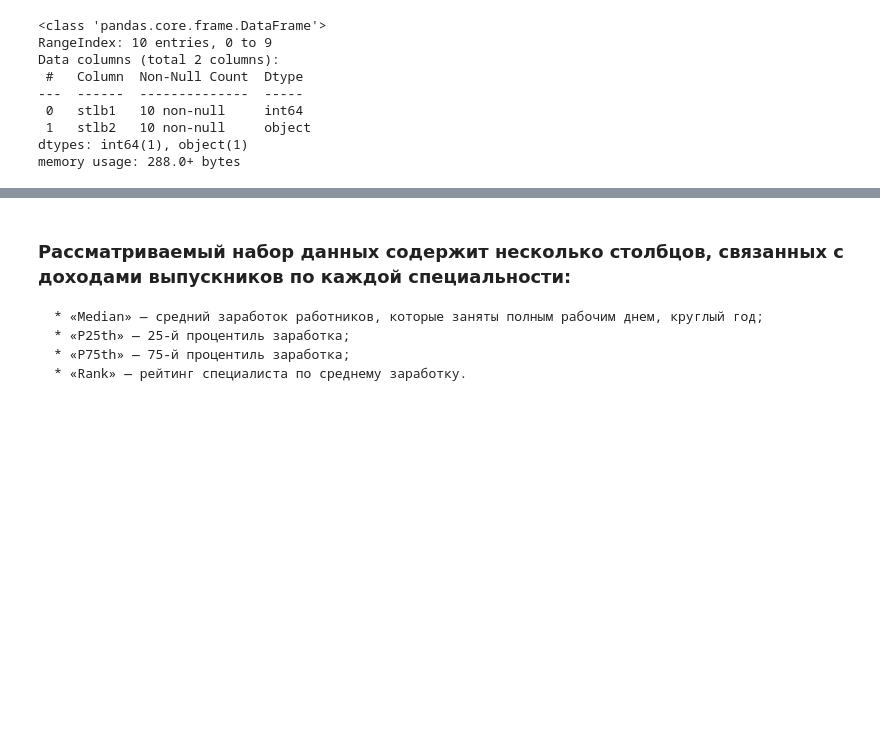
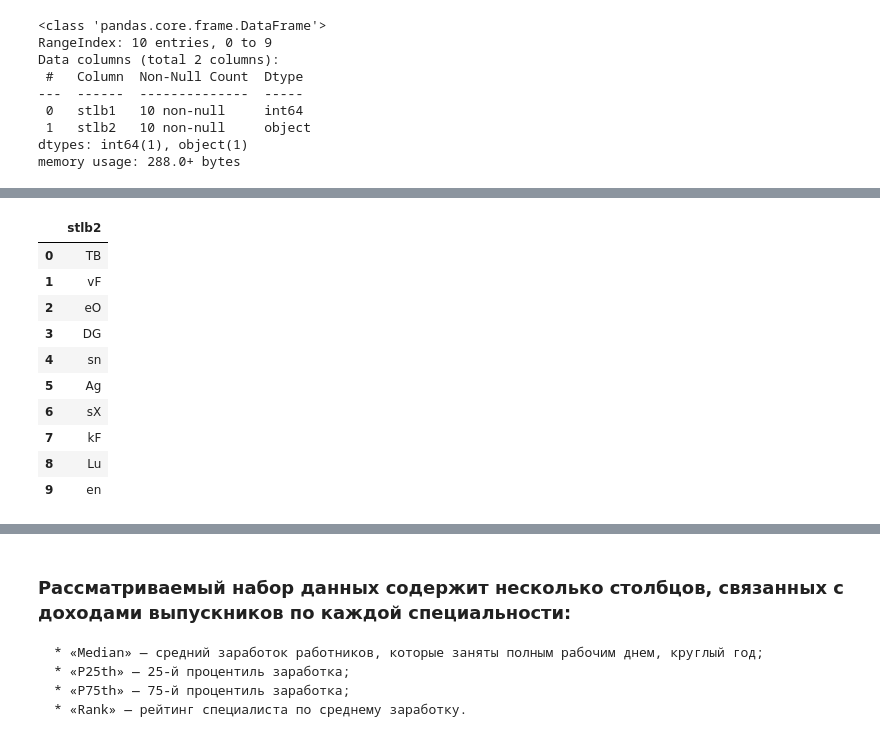
Before and after one commit to gansiorag/examples_problem_solving_kaggl, a Jupyter notebook: mashin_learning_and_kaggle/my_experience_pandas/Шпаргалки по pandas_ Часть 1.ipynb, the cells around one changed output, grey strips where cells are left out. Cells and saved outputs as stored; diff of their text form; code cells hidden in the pictures; blank space fills up the shorter version.

```diff
--- a/mashin_learning_and_kaggle/my_experience_pandas/Шпаргалки по pandas_ Часть 1.ipynb
+++ b/mashin_learning_and_kaggle/my_experience_pandas/Шпаргалки по pandas_ Часть 1.ipynb
@@ -80,3 +113,18 @@ df_duble.head()
+# %%
+df = df.drop(columns=['stlb1'])
+df.head(10)
+# %% [output]
+|  | stlb2 |
+| 0 | TB |
+| 1 | vF |
+| 2 | eO |
+| 3 | DG |
+| 4 | sn |
+| 5 | Ag |
+| 6 | sX |
+| 7 | kF |
+| 8 | Lu |
+| 9 | en |
 # %%
 # Полуим данные по специальностям выпускников колледже полученные в результате
 # исследования American Community Survey 2010–2012, которое находится в общественном доступе.
```
Also changed, not shown: parts of 10 cells of this notebook, 4 other files.
